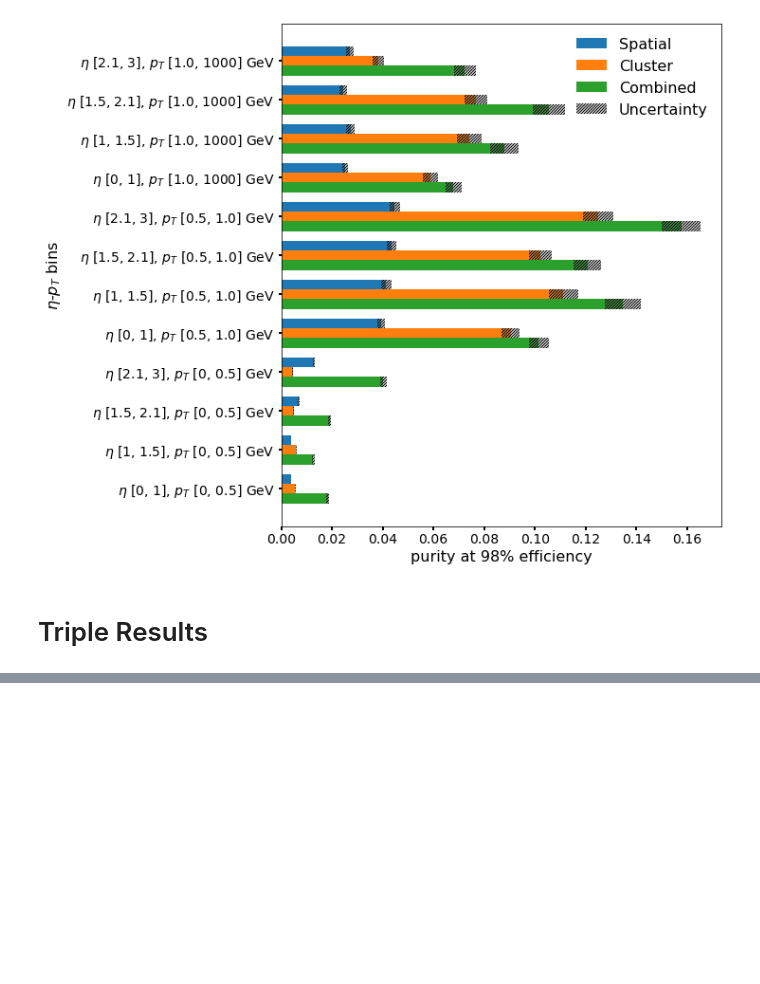
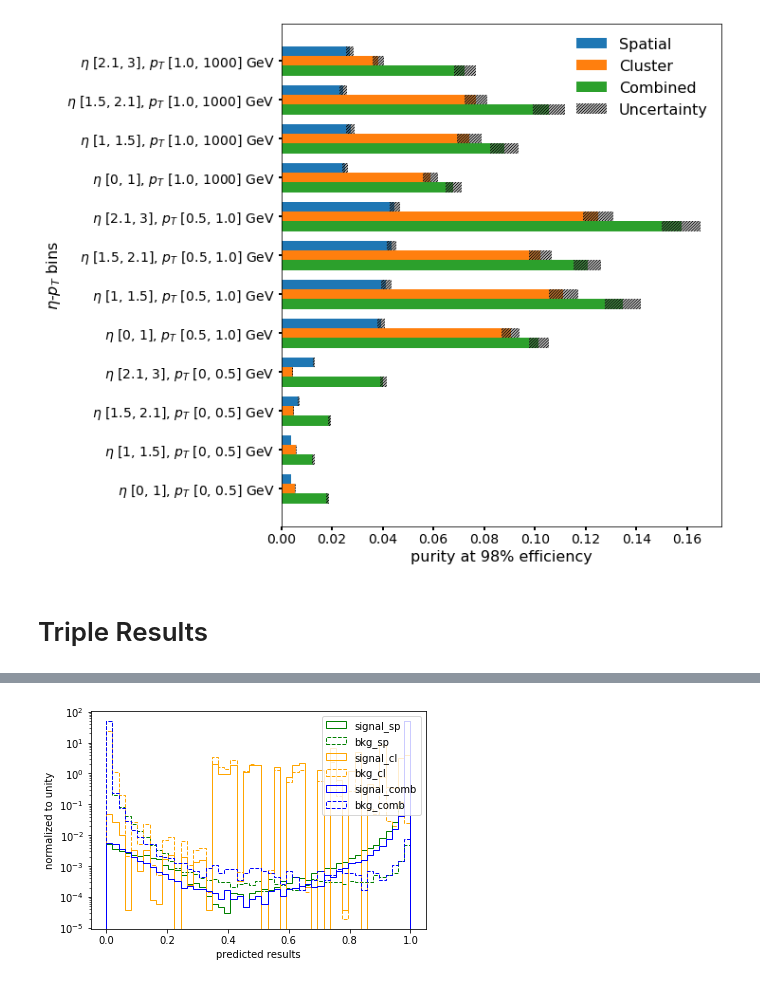
Before and after one commit to jxi24/TrackML, a Jupyter notebook: Results/result.ipynb, the cells around one changed output, grey strips where cells are left out. Saved outputs shown, nothing was run; the diff lists cells and outputs as text; code cells hidden in the pictures; blank space fills up the shorter version.

```diff
--- a/Results/result.ipynb
+++ b/Results/result.ipynb
@@ -503,16 +513,18 @@ predictions_combined_bkg = np.array(predictions_combined_bkg)
 # %%
 bb = np.linspace(0, 1, 50)
 plt.hist(predictions_spatial_sig, histtype='step', color='green', label='signal_sp', density=True, bins = bb)
 plt.hist(predictions_spatial_bkg, histtype='step', color='green', linestyle='dashed', label='bkg_sp', density =True, bins = bb)
 plt.hist(predictions_cluster_sig, histtype='step', color='orange', label='signal_cl', density =True, bins = bb)
 plt.hist(predictions_cluster_bkg, histtype='step', color='orange', linestyle='dashed', label='bkg_cl', density =True, bins = bb)
 plt.hist(predictions_combined_sig, histtype='step', color='blue', label='signal_comb', density =True, bins = bb)
 plt.hist(predictions_combined_bkg, histtype='step', color='blue', linestyle='dashed', label='bkg_comb', density =True, bins = bb)
 plt.yscale('log')
 plt.xlabel('predicted results')
-plt.ylabel('counts')
+plt.ylabel('normalized to unity')
 plt.legend()
 plt.savefig('prediction score distribution.pdf', bbox_inches='tight')
+# %% [output]
+[figure, added]
 # %%
 tpr_clasify, fpr_clasify = np.load('tpr_spatial.npy'), np.load('fpr_spatial.npy')
 tpr_clasify_c, fpr_clasify_c = np.load('tpr_cluster.npy'), np.load('fpr_cluster.npy')
```
Also changed, not shown: parts of 5 cells of this notebook, 3 other files.
